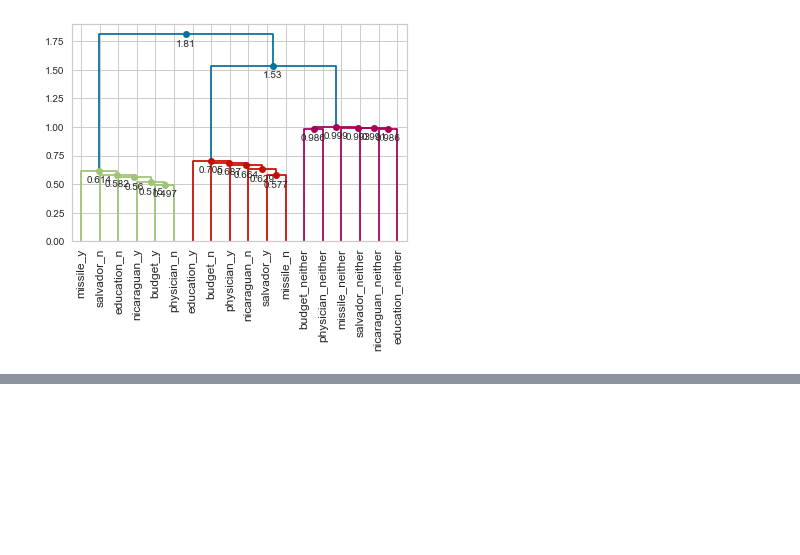
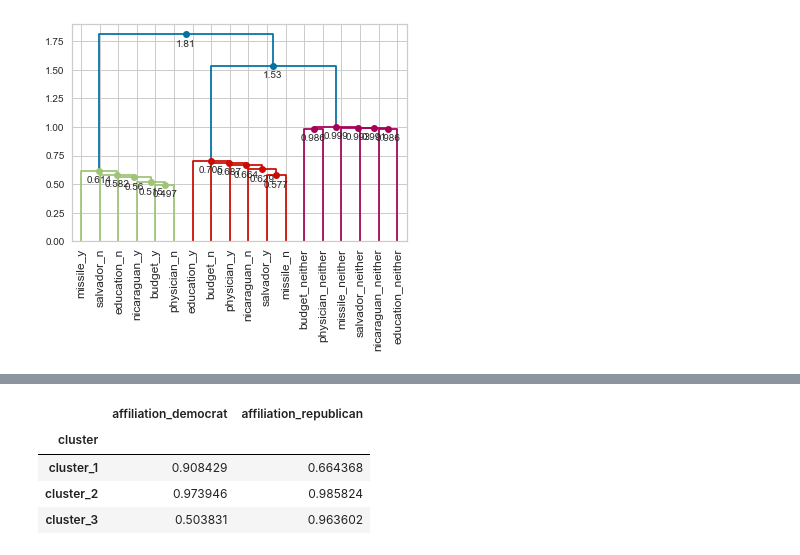
Before and after one commit to enfantbenidedieu/scientisttools, a Jupyter notebook: catvarhca.ipynb, the cells around one changed output, grey strips where cells are left out. Drawn from its saved outputs; the diff is of its cells as text; code cells hidden in the pictures; blank space fills up the shorter version.

```diff
--- a/varqual_hca.ipynb
+++ b/catvarhca.ipynb
@@ -77,13 +77,13 @@ varqualhca.transform(Xsup)
 #### Matrice Disjonctif
 # %%
 disj = pd.get_dummies(X,prefix_sep='_',drop_first=False)
-varqualhca2 = VARQUALHCA(n_clusters=2,
+catvarhca2 = CATVARHCA(n_clusters=2,
                          var_labels=list(X.columns),
                          diss_metric="cramer",
                          matrix_type="disjonctif",
                          metric="euclidean",
                          method="ward",
-                         parallelize=False)
+                         parallelize=True)
 
-varqualhca2.fit(disj)
+catvarhca2.fit(disj)
 # %% [output]
@@ -218,0 +263,9 @@ plot_dendrogram(varqualhca5,orientation='top',leaf_rotation=90)
+# %%
+# Position de la variable supplémentaire
+catvarhca6.transform(Xsupdisj)
+# %% [output]
+|  | affiliation_democrat | affiliation_republican |
+| cluster |  |  |
+| cluster_1 | 0.908429 | 0.664368 |
+| cluster_2 | 0.973946 | 0.985824 |
+| cluster_3 | 0.503831 | 0.963602 |
```
Also changed, not shown: parts of 23 cells of this notebook, 1 other file.
